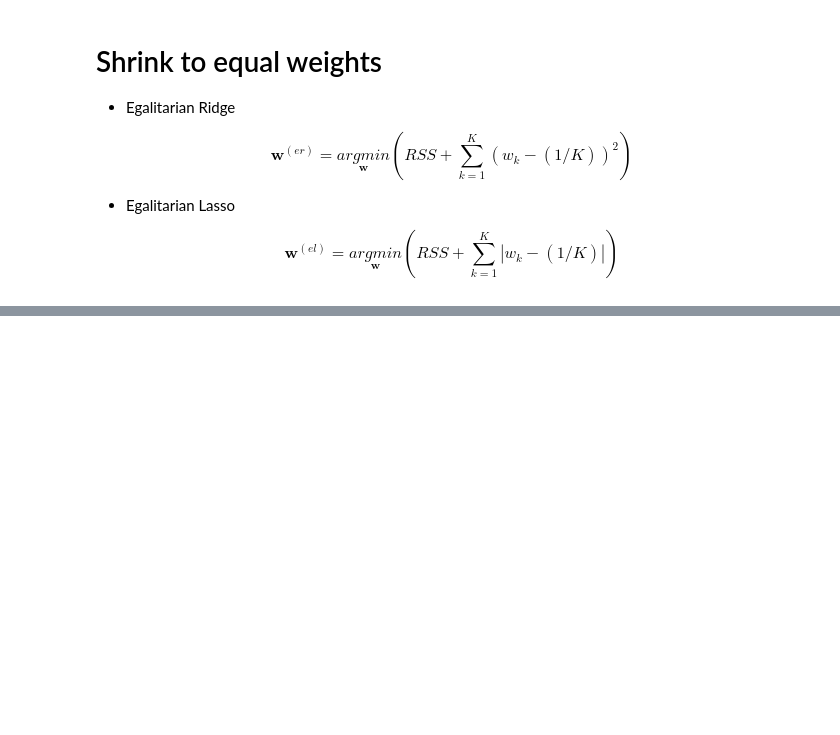
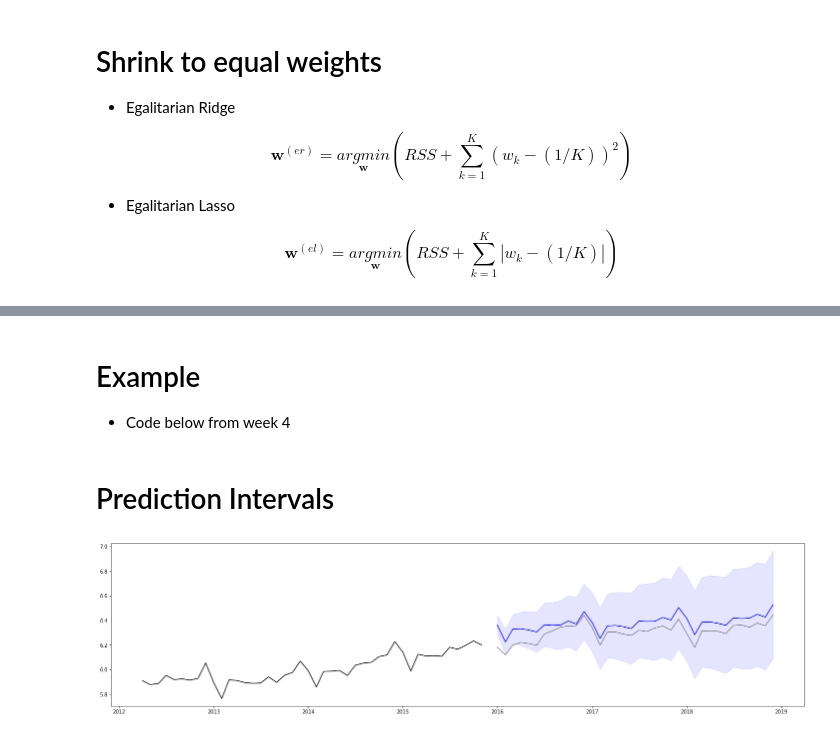
Before and after one commit to anastasiospanagiotelis/QBUS3850, a Jupyter notebook: Lectures/06Combinations/06Combinations.ipynb, the cells around one changed output, grey strips where cells are left out. Drawn from its saved outputs; the diff is of its cells as text; code cells hidden in the pictures; blank space fills up the shorter version.

Commit message:
added slides about forming prediction intervals

```diff
--- a/Lectures/06Combinations/06Combinations.ipynb
+++ b/Lectures/06Combinations/06Combinations.ipynb
@@ -178,0 +215,26 @@ $$\mathbf{w}^{(el)}=\underset{\mathbf{w}}{argmin}\left(RSS+\sum\limits^K_{k=1}|w
+# %% [markdown]
+# Example
+
+- Code below from week 4
+# %%
+import numpy as np
+import pandas as pd
+import matplotlib.pyplot as plt
+import statsmodels as sm
+import statsmodels.api as smt
+import matplotlib.pyplot as plt
+dat = pd.read_csv('takeaway.csv')
+dat['Month']=pd.to_datetime(dat['Month'])
+dat['logTurnover']=np.log(dat['Turnover'])
+res = sm.tsa.arima.model.ARIMA(dat['logTurnover'], order = (2,0,3),seasonal_order=(2,1,2,12),trend='c').fit()
+# %% [markdown]
+# Prediction Intervals
+# %%
+fig, ax = plt.subplots(figsize=(25, 6))
+ax.plot(dat.iloc[360:404,0],dat.iloc[360:404,2],color='black')
+fcast = res.get_forecast(36).summary_frame()
+ax.plot(dat.iloc[405:,0],dat.iloc[405:,2],color='gray')
+ax.plot(dat.iloc[405:,0],fcast['mean'],color='blue')
+ax.fill_between(dat.iloc[405:,0], fcast['mean_ci_lower'], fcast['mean_ci_upper'], color='blue', alpha=0.1);
+# %% [output]
+[figure, added]
```
Also changed, not shown: parts of 25 cells of this notebook, 1 other file.
